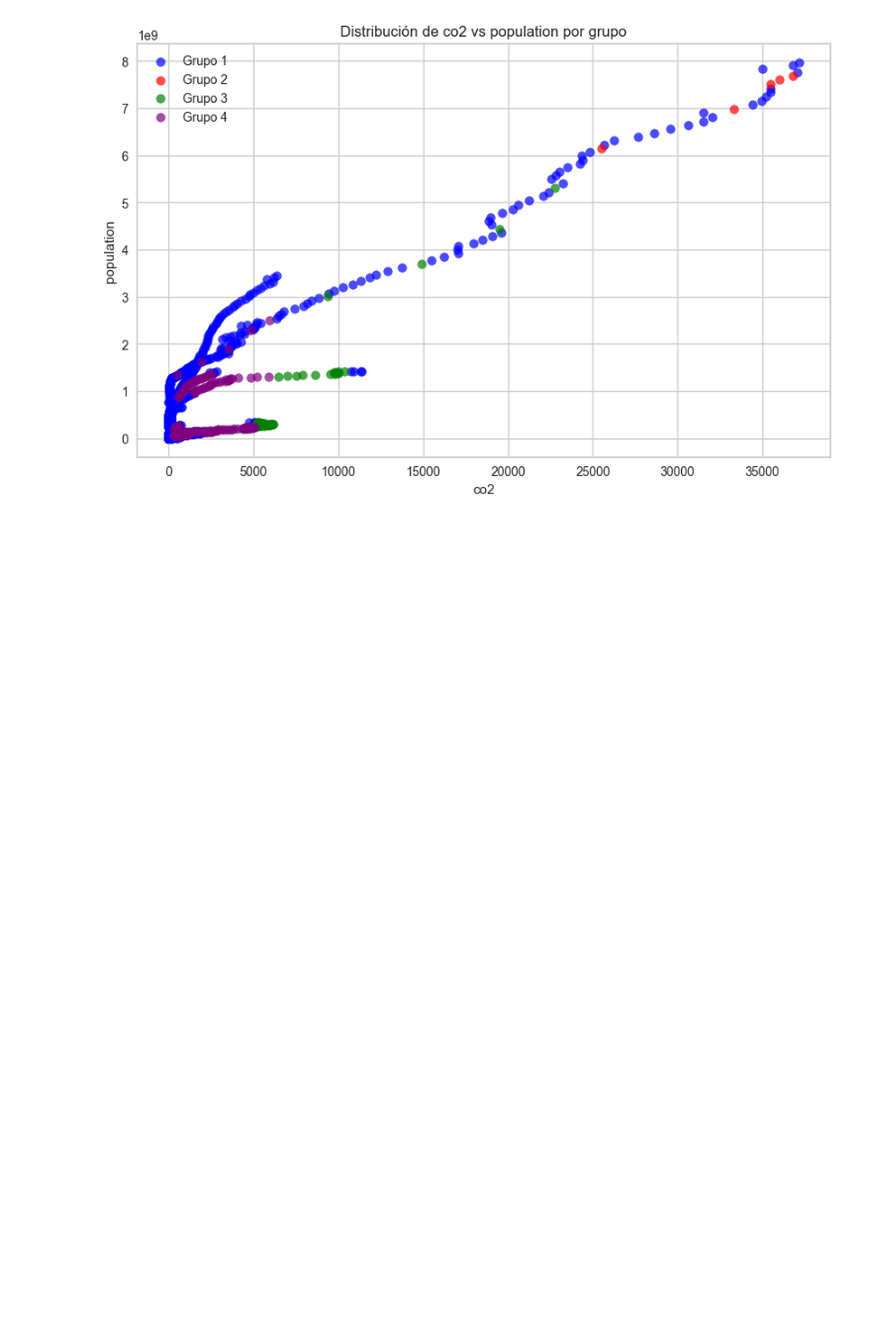
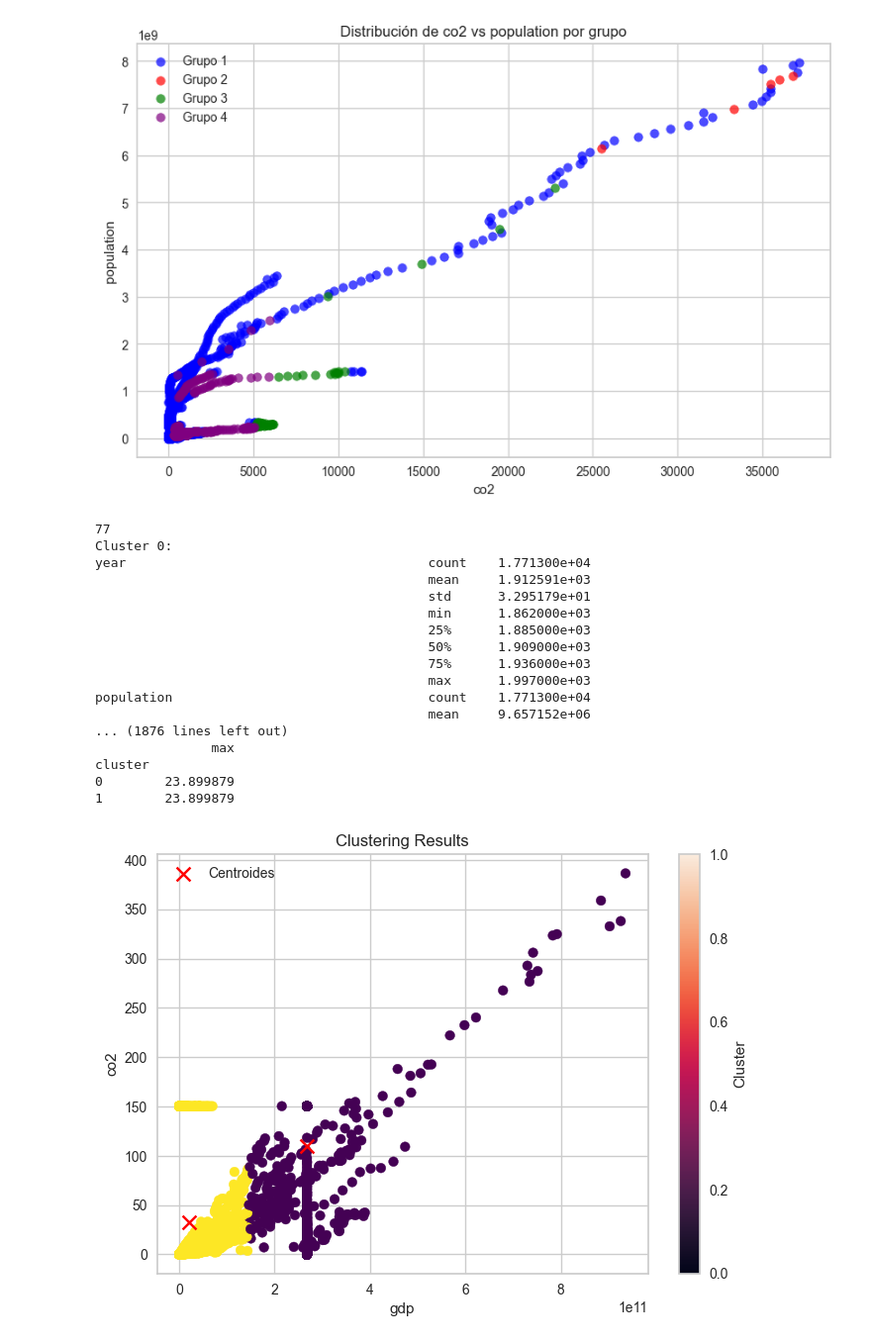
Before and after one commit to LINDAINES213/Data_Mining_Project, a Jupyter notebook: Project.ipynb, the cells around one changed output. Shown at 99% size. Saved outputs shown, nothing was run; the diff lists cells and outputs as text; code cells hidden in the pictures; blank space fills up the shorter version.

Commit message:
outliers

```diff
--- a/Project.ipynb
+++ b/Project.ipynb
@@ -789,3 +773,80 @@ for i in range(len(variables_seleccionadas)):
 [figure]
 [figure]
 [figure]
+# %%
+# Paso 2: Selección de algoritmo de agrupamiento
+
+z_scores = np.abs((dfOC - dfOC.mean()) / dfOC.std())
+
+# Eliminar filas que contienen outliers basados en un umbral de Z-Score
+umbral_z_score = 1.2  # Por ejemplo, puedes elegir un umbral de 3
+dfOC2 = dfOC[(z_scores < umbral_z_score).all(axis=1)]
+
+num_clusters = 2  # Número de clusters que deseas encontrar
+kmeans = KMeans(n_clusters=num_clusters)
+
+# Paso 3: Entrenamiento del modelo
+kmeans.fit(dfOC2)
+
+print(len(dfOC2.columns))
+dfOC2 = dfOC2.copy()
+
+# Paso 4: Asignación de clusters
+dfOC2['cluster'] = kmeans.labels_
+
+# Paso 5: Análisis y visualización de clusters
+# Por ejemplo, podrías realizar un análisis de las estadísticas de cada cluster
+cluster_stats = dfOC2.groupby('cluster').describe()
+
+# Iterar sobre cada cluster e imprimir las estadísticas
+for cluster, stats in cluster_stats.iterrows():
+    print(f"Cluster {cluster}:")
+    print(stats)
+    print()  # Salto de línea entre clusters
+
+pd.set_option('display.max_rows', None)
+pd.set_option('display.max_columns', None)
+
+# Imprimir todas las estadísticas de los clusters
+print(cluster_stats)
+# También podrías visualizar los clusters utilizando gráficos
+# Por ejemplo, un gráfico de dispersión con colores codificados por cluster
+plt.scatter(dfOC2.iloc[:, 2], dfOC2.iloc[:, 5], c=dfOC2['cluster'], cmap='viridis')
+plt.xlabel(dfOC2.columns[2])
+plt.ylabel(dfOC2.columns[5])
+plt.title('Clustering Results')
+# Añadir los centroides como marcadores
+plt.scatter(kmeans.cluster_centers_[:, 2], kmeans.cluster_centers_[:, 5], c='red', marker='x', s=100, label='Centroides')
+
+plt.colorbar(label='Cluster')
+plt.legend()
+plt.show()
+
+plt.scatter(dfOC2.iloc[:, 0], dfOC2.iloc[:, 5], c=dfOC2['cluster'], cmap='viridis')
+plt.xlabel(dfOC2.columns[0])
+plt.ylabel(dfOC2.columns[5])
+plt.title('Clustering Results')
+plt.scatter(kmeans.cluster_centers_[:, 0], kmeans.cluster_centers_[:, 5], c='red', marker='x', s=100, label='Centroides')
+
+plt.colorbar(label='Cluster')
+plt.legend()
+plt.show()
+# %% [output]
+77
+Cluster 0:
+year                                       count    1.771300e+04
+                                           mean     1.912591e+03
+                                           std      3.295179e+01
+                                           min      1.862000e+03
+                                           25%      1.885000e+03
+                                           50%      1.909000e+03
+                                           75%      1.936000e+03
+                                           max      1.997000e+03
+population                                 count    1.771300e+04
+                                           mean     9.657152e+06
+... (1876 lines left out)
+               max
+cluster
+0        23.899879
+1        23.899879
+[figure, added]
```
Also changed, not shown: parts of 11 cells of this notebook, 1 other file.
